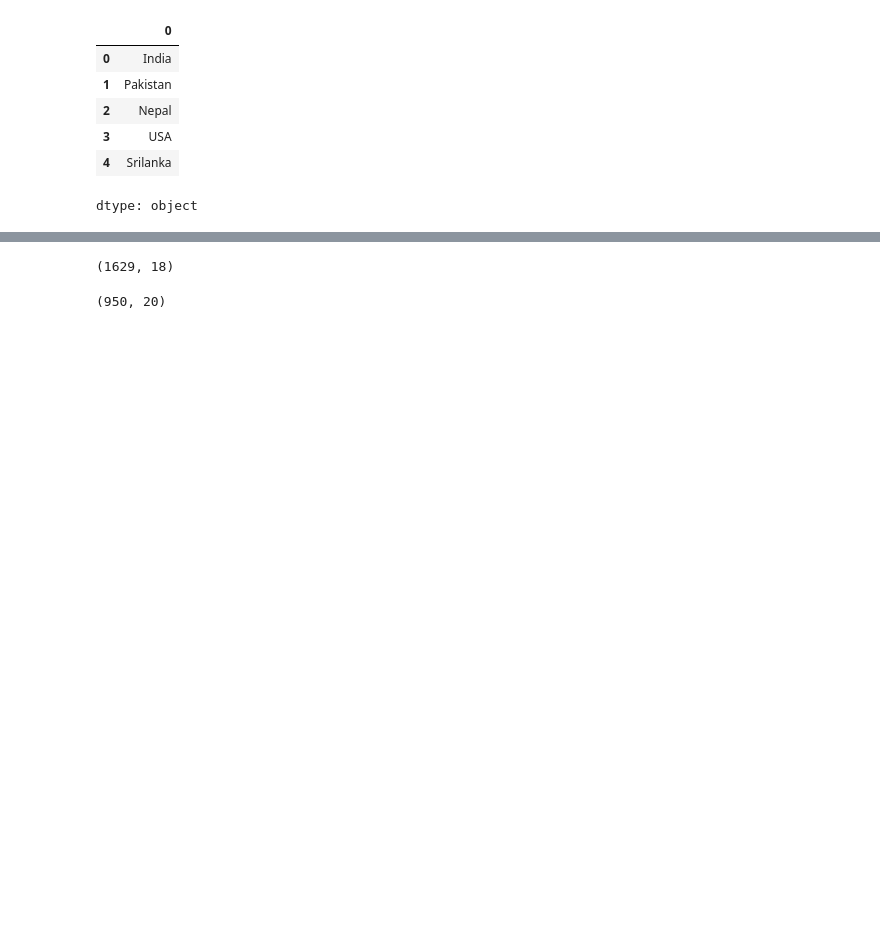
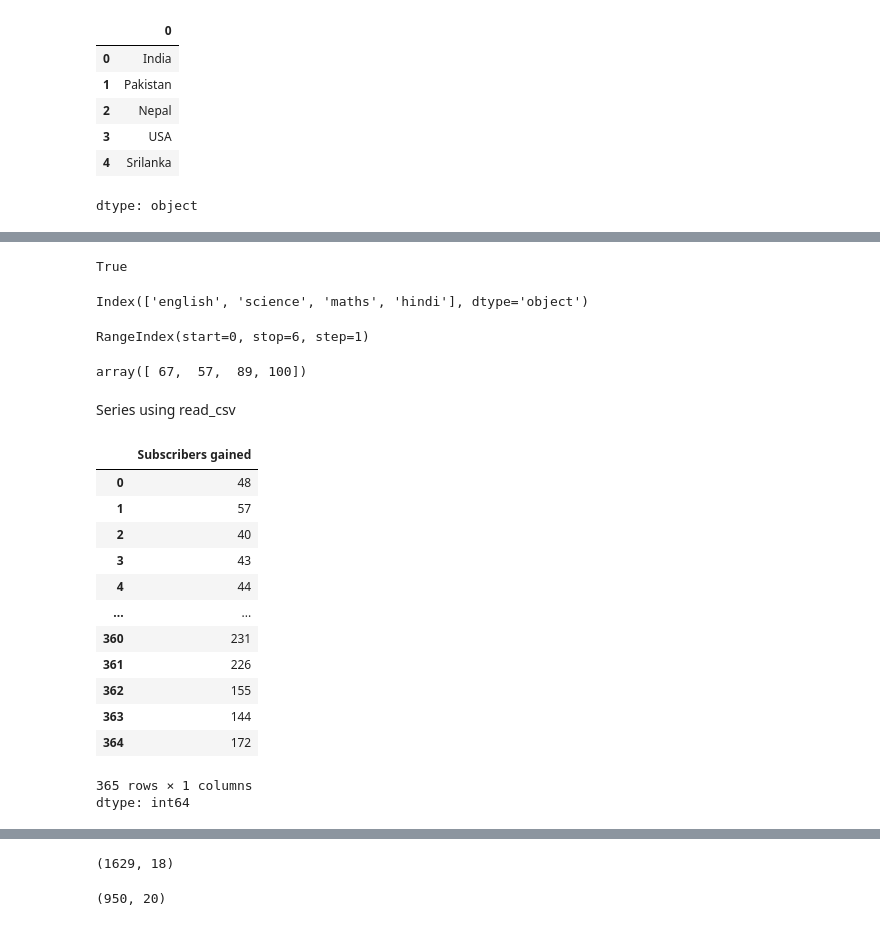
Before and after one commit to ananya-codes-data/Learning-Python, a Jupyter notebook: Notes/sess_pandas.ipynb, the cells around one changed output, grey strips where cells are left out. Saved outputs shown, nothing was run; the diff lists cells and outputs as text; code cells hidden in the pictures; blank space fills up the shorter version.

```diff
--- a/Notes/sess_pandas.ipynb
+++ b/Notes/sess_pandas.ipynb
@@ -24,0 +102,40 @@ dtype: object
+# %%
+# is_unique
+marks_series.is_unique
+# %% [output]
+True
+# %%
+# index
+marks_series.index
+# %% [output]
+Index(['english', 'science', 'maths', 'hindi'], dtype='object')
+# %%
+run_series.index
+# %% [output]
+RangeIndex(start=0, stop=6, step=1)
+# %%
+# values
+marks_series.values
+# %% [output]
+array([ 67,  57,  89, 100])
+# %% [markdown]
+Series using read_csv
+# %%
+# with one column
+subs = pd.read_csv('/content/subs.csv').squeeze('columns')
+subs
+# %% [output]
+|  | Subscribers gained |
+| 0 | 48 |
+| 1 | 57 |
+| 2 | 40 |
+| 3 | 43 |
+| 4 | 44 |
+| ... | ... |
+| 360 | 231 |
+| 361 | 226 |
+| 362 | 155 |
+| 363 | 144 |
+| 364 | 172 |
+365 rows × 1 columns
+dtype: int64
```
Also changed, not shown: parts of 14 cells of this notebook.
